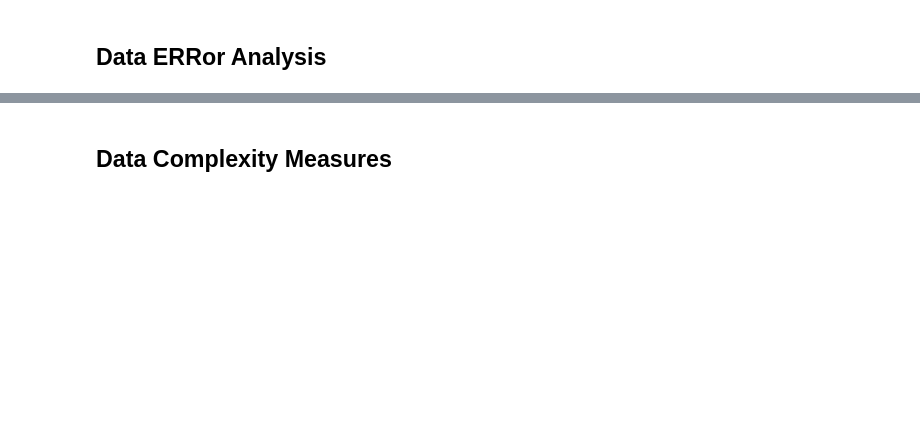
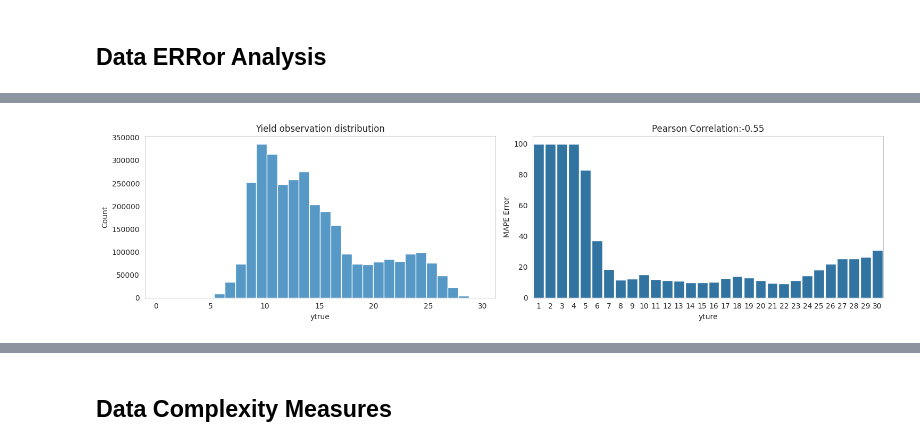
Before and after one commit to plant-ai-biophysics-lab/imbalance_deep_regression_yield_forecasting, a Jupyter notebook: EDA/EDA.ipynb, the cells around one changed output, grey strips where cells are left out. Cells and saved outputs as stored; diff of their text form; code cells hidden in the pictures; blank space fills up the shorter version.

Commit message:
UNet-ConvLSTM-S3 Error Analysis Vis

```diff
--- a/EDA/EDA.ipynb
+++ b/EDA/EDA.ipynb
@@ -150,2 +119,5 @@ _ = utils.vineyard_data_visulization(block_full_dict, cultivar = cultivars).all_
 # %% [markdown]
 ## Data ERRor Analysis
+# %%
+S3_test_df_10m  = pd.read_csv('/data2/hkaman/Livingston/EXPs/10m/EXP_S3_UNetLSTM_10m_time/S3_UNetLSTM_10m_time_test.csv',  index_col=0)
+S3_test_df_10m
@@ -151,0 +138,4 @@ _ = utils.vineyard_data_visulization(block_full_dict, cultivar = cultivars).all_
+# %%
+_ = utils.Erroe_hist_visulization(S3_test_df_10m)
+# %% [output]
+[figure, added]
```
Also changed, not shown: parts of 12 cells of this notebook, 1 other file.
